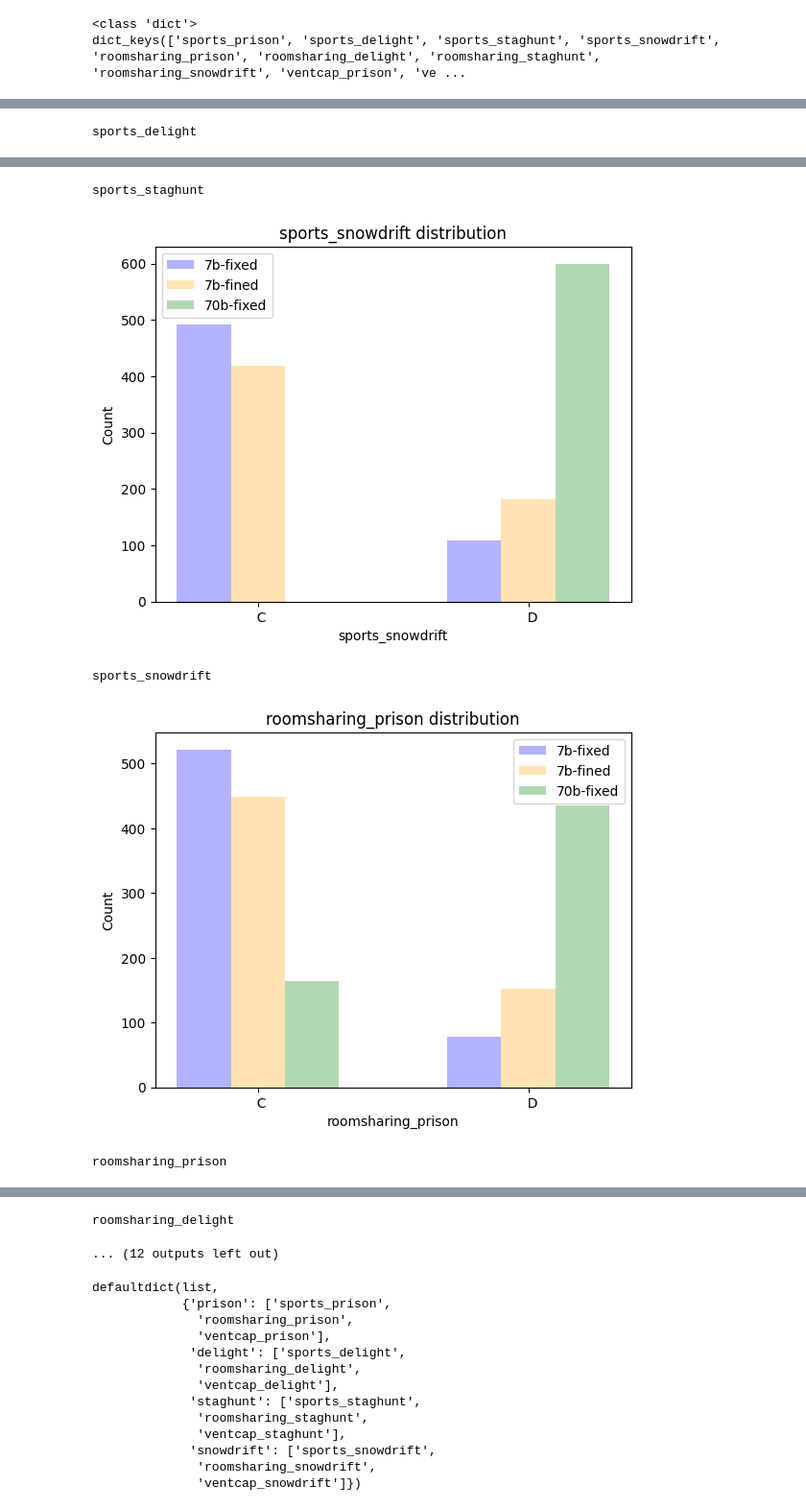
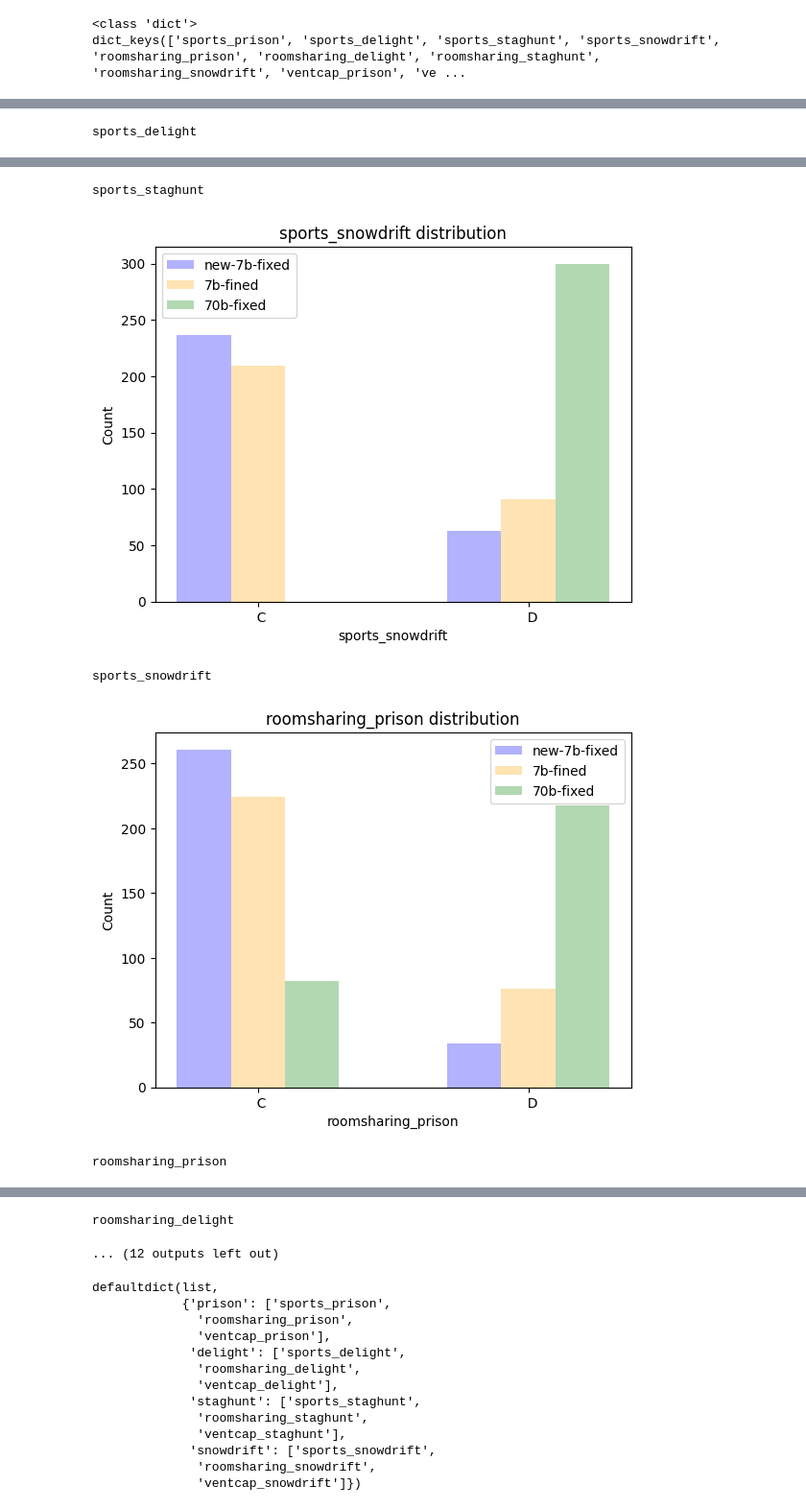
Before and after one commit to sepehrilami/LFB, a Jupyter notebook: notebooks/oos_analysis.ipynb, the cells around one changed output, grey strips where cells are left out. Shown: that part at 96% size. Saved outputs shown, nothing was run; the diff lists cells and outputs as text; code cells hidden in the pictures.

Commit message:
oos_analysis started, some minor changes in visualization

```diff
--- a/notebooks/oos_analysis.ipynb
+++ b/notebooks/oos_analysis.ipynb
@@ -10,7 +10,7 @@ from PIL import Image
 
 # Sample data dictionary (replace this with your actual data)
 
-llm = '7b-fixed'
+llm = 'new-7b-fixed'
 
 data = pickle.load(open(os.path.join("../", llm+"-results-oos.txt"), "rb" ))
 
@@ -74,18 +74,18 @@ def read_distribution(file_path):
 # print(distribution)
 
 all_data = {}
-llms = ['7b-fixed', '7b-fined', '70b-fixed']
+llms = ['new-7b-fixed', '7b-fined', '70b-fixed']
 for llm in llms:
     distribution = read_distribution(os.path.join("../", llm+"_distribution.txt"))
     all_data[llm] = distribution
 
 # save the all_data dictionary to a .txt file
-with open(os.path.join("../", "all_data_reasoning.txt"), "w") as f:
-    f.write(str(all_data))
+# with open(os.path.join("../", "all_data_reasoning.txt"), "w") as f:
+#     f.write(str(all_data))
 
-print('All data saved to all_data.txt')
+# print('All data saved to all_data.txt')
 
-# save to a .pkl file
-pickle.dump(all_data, open(os.path.join("../", "all_data_reasoning.pkl"), "wb"))
+# # save to a .pkl file
+# pickle.dump(all_data, open(os.path.join("../", "all_data_reasoning.pkl"), "wb"))
 
-print('All data saved to all_data.pkl')
+# print('All data saved to all_data.pkl')
@@ -104,7 +101,7 @@ def compare_distribution_for_each_game(all_data, game):
         x = [pos + bar_width * index for pos in range(len(valid_keys))]
         bar_positions.append(x)
         # color = 'b' if llm == '7b_org' else 'orange' if llm == '7b_finetuned' else 'red'
-        color = 'blue' if llm == '7b-fixed' else 'orange' if llm == '7b-fined' else 'green'
+        color = 'blue' if llm == 'new-7b-fixed' else 'orange' if llm == '7b-fined' else 'green'
         plt.bar(x, all_data[llm][game].values(), width=bar_width, alpha=0.3, label=llm, color=color)
 
     # Adjust xticks to the middle of the grouped bars
@@ -134,5 +131,5 @@ sports_delight
 sports_staghunt
-[figure, old version]
+[figure, new version]
 sports_snowdrift
-[figure, old version]
+[figure, new version]
 roomsharing_prison
```
Also changed, not shown: parts of 5 cells of this notebook, 17 other files.
